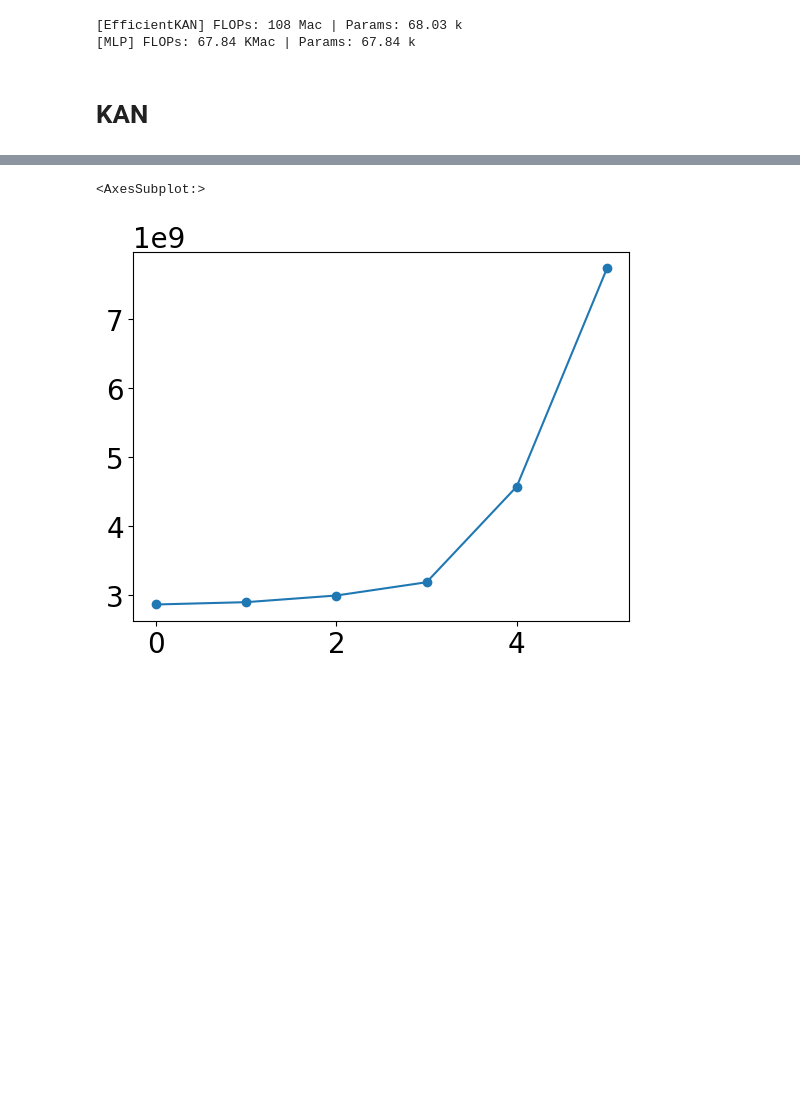
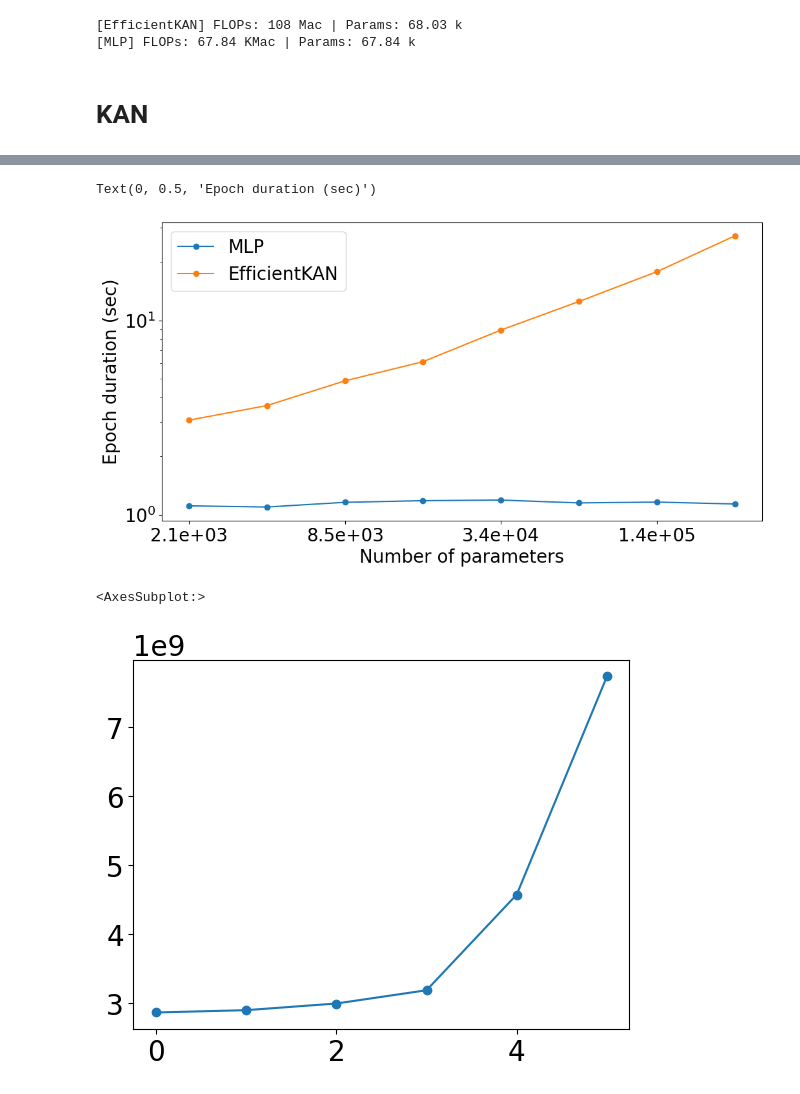
Before and after one commit to MrPio/PHM_North_America_2024_Challenge, a Jupyter notebook: 6-continual_learning/6.1-Proving_KAN_Superiority_In_Incremental_Domain_Learning.ipynb, the cells around one changed output, grey strips where cells are left out. Drawn from its saved outputs; the diff is of its cells as text; code cells hidden in the pictures; blank space fills up the shorter version.

Commit message:
Add time complexity study in 6.1

```diff
--- a/6-continual_learning/6.1-Proving_KAN_Superiority_In_Incremental_Domain_Learning.ipynb
+++ b/6-continual_learning/6.1-Proving_KAN_Superiority_In_Incremental_Domain_Learning.ipynb
@@ -198,18 +204,17 @@ idl_train(effKAN, DOMAINS, epochs=EPOCHS, times=TIMES, lr=LR, device='cuda')
 # %%
-import time
-times = pd.DataFrame(columns=['size', 'mlp', 'effkan'])
 for size in [1, 2, 4, 8, 16, 32][::-1]:
-    start = time.time_ns()
-    mlp = MLP([len(df_x.columns) - 1, 256//size, 256//size, 1], 'classification',
+    start = time_ns()
+    mlp = MLP([len(df_x.columns) - 1, int(256/(size**0.5)), int(256/(size**0.5)), 1], 'classification',
               use_native_loss=USE_NATIVE_LOSS, device='cuda')
-    effKAN = EfficientKAN([len(df_x.columns) - 1, 51//size, 51//size, 1], 'classification', grid_size=20,
+    effKAN = EfficientKAN([len(df_x.columns) - 1, int(51/(size**0.5)), int(51/(size**0.5)), 1], 'classification', grid_size=20,
                           use_native_loss=USE_NATIVE_LOSS, continual_learning=True, device='cuda')
 
     idl_train(mlp, DOMAINS, epochs=4, times=1, lr=LR, device='cuda')
-    mlp_end = time.time_ns()
+    mlp_end = time_ns()
 
-    idl_train(mlp, DOMAINS, epochs=4, times=1, lr=LR, device='cuda')
-    effkan_end = time.time_ns()
+    idl_train(effKAN, DOMAINS, epochs=4, times=1, lr=LR, device='cuda')
+    effkan_end = time_ns()
 
-    times.iloc[len(times)]={'size':size, 'mlp':mlp_end-start, 'effkan':effkan_end-mlp_end}
-times_mlp
+    times.loc[len(times)] = {
+        'size': size, 'mlp': mlp_end-start, 'effkan': effkan_end-mlp_end}
+times
@@ -216,3 +231,16 @@ times_mlp
+# %%
+times.rename(columns={'mlp':'MLP','effkan':'EfficientKAN'}, inplace=True)
+(times[['MLP','EfficientKAN']]/1e9/4).plot(marker='o', figsize=(12,6))
+plt.yscale('log')
+from matplotlib.ticker import FormatStrFormatter
+
+plt.gca().xaxis.set_major_formatter(lambda x,_:f'{68_000/(32/2**int(x)):.2}')
+plt.xticks([0,2,4,6])
+plt.xlabel('Number of parameters')
+plt.ylabel('Epoch duration (sec)')
+# %% [output]
+Text(0, 0.5, 'Epoch duration (sec)')
+[figure, added]
 # %%
 import time
 times = {}
```
Also changed, not shown: parts of 3 cells of this notebook.
